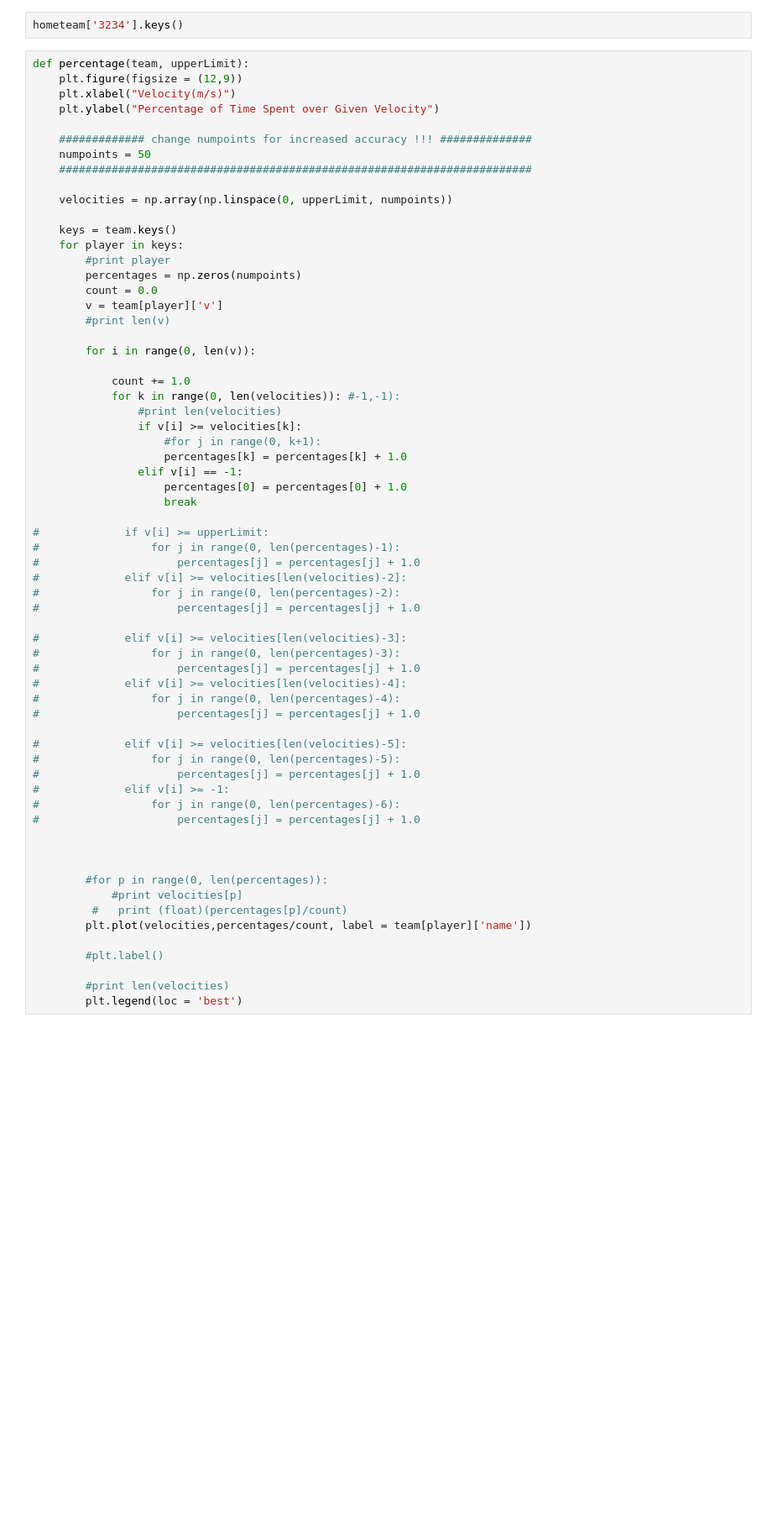
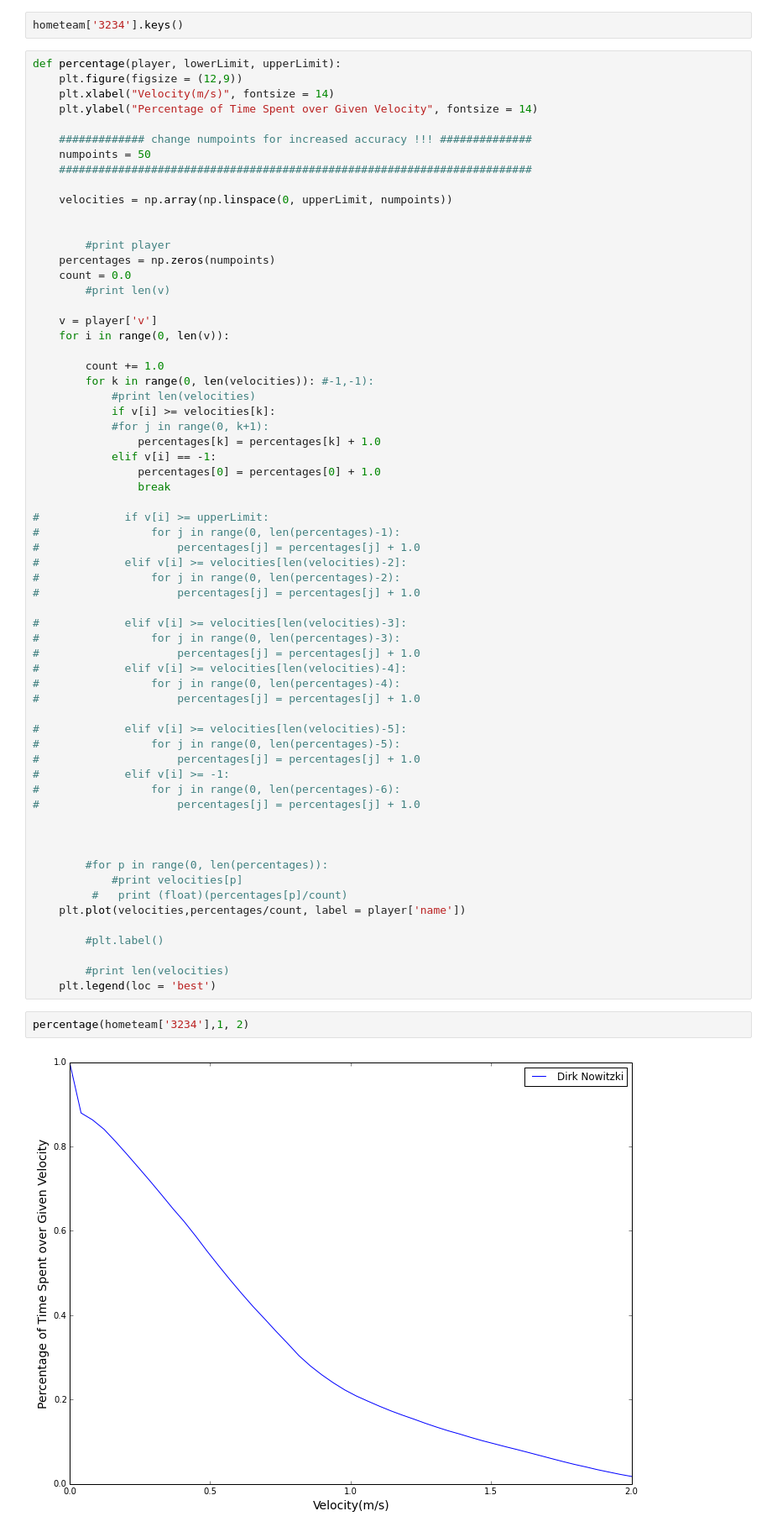
Before and after one commit to mattbellis/NBA-kinematics, a Jupyter notebook: scripts/test_reading.ipynb, the cells around one changed output. Shown at 84% size. Drawn from its saved outputs; the diff is of its cells as text; blank space fills up the shorter version.

Commit message:
Percentage now only takes one player at a time, and a minimum and maximum velo argument

```diff
--- a/scripts/test_reading.ipynb
+++ b/scripts/test_reading.ipynb
@@ -118,10 +125,10 @@ print(hometeam['3234']['veloTime'][-10:])
 # %%
 hometeam['3234'].keys()
 # %%
-def percentage(team, upperLimit):
+def percentage(player, lowerLimit, upperLimit):
     plt.figure(figsize = (12,9))
-    plt.xlabel("Velocity(m/s)")
-    plt.ylabel("Percentage of Time Spent over Given Velocity")
+    plt.xlabel("Velocity(m/s)", fontsize = 14)
+    plt.ylabel("Percentage of Time Spent over Given Velocity", fontsize = 14)
 
     ############# change numpoints for increased accuracy !!! ##############
     numpoints = 50
@@ -129,25 +136,24 @@ def percentage(team, upperLimit):
 
     velocities = np.array(np.linspace(0, upperLimit, numpoints))
 
-    keys = team.keys()
-    for player in keys:
+
         #print player
-        percentages = np.zeros(numpoints)
-        count = 0.0
-        v = team[player]['v']
+    percentages = np.zeros(numpoints)
+    count = 0.0
         #print len(v)
 
-        for i in range(0, len(v)):
+    v = player['v']
+    for i in range(0, len(v)):
 
-            count += 1.0
-            for k in range(0, len(velocities)): #-1,-1):
-                #print len(velocities)
-                if v[i] >= velocities[k]:
-                    #for j in range(0, k+1):
-                    percentages[k] = percentages[k] + 1.0
-                elif v[i] == -1:
-                    percentages[0] = percentages[0] + 1.0
-                    break
+        count += 1.0
+        for k in range(0, len(velocities)): #-1,-1):
+            #print len(velocities)
+            if v[i] >= velocities[k]:
+            #for j in range(0, k+1):
+                percentages[k] = percentages[k] + 1.0
+            elif v[i] == -1:
+                percentages[0] = percentages[0] + 1.0
+                break
 
 #             if v[i] >= upperLimit:
 #                 for j in range(0, len(percentages)-1):
@@ -175,10 +181,14 @@ def percentage(team, upperLimit):
         #for p in range(0, len(percentages)):
             #print velocities[p]
          #   print (float)(percentages[p]/count)
-        plt.plot(velocities,percentages/count, label = team[player]['name'])
+    plt.plot(velocities,percentages/count, label = player['name'])
 
         #plt.label()
 
         #print len(velocities)
-        plt.legend(loc = 'best')
+    plt.legend(loc = 'best')
+# %%
+percentage(hometeam['3234'],1, 2)
+# %% [output]
+[figure, added]
 # %%
```
Also changed, not shown: parts of 6 cells of this notebook.
